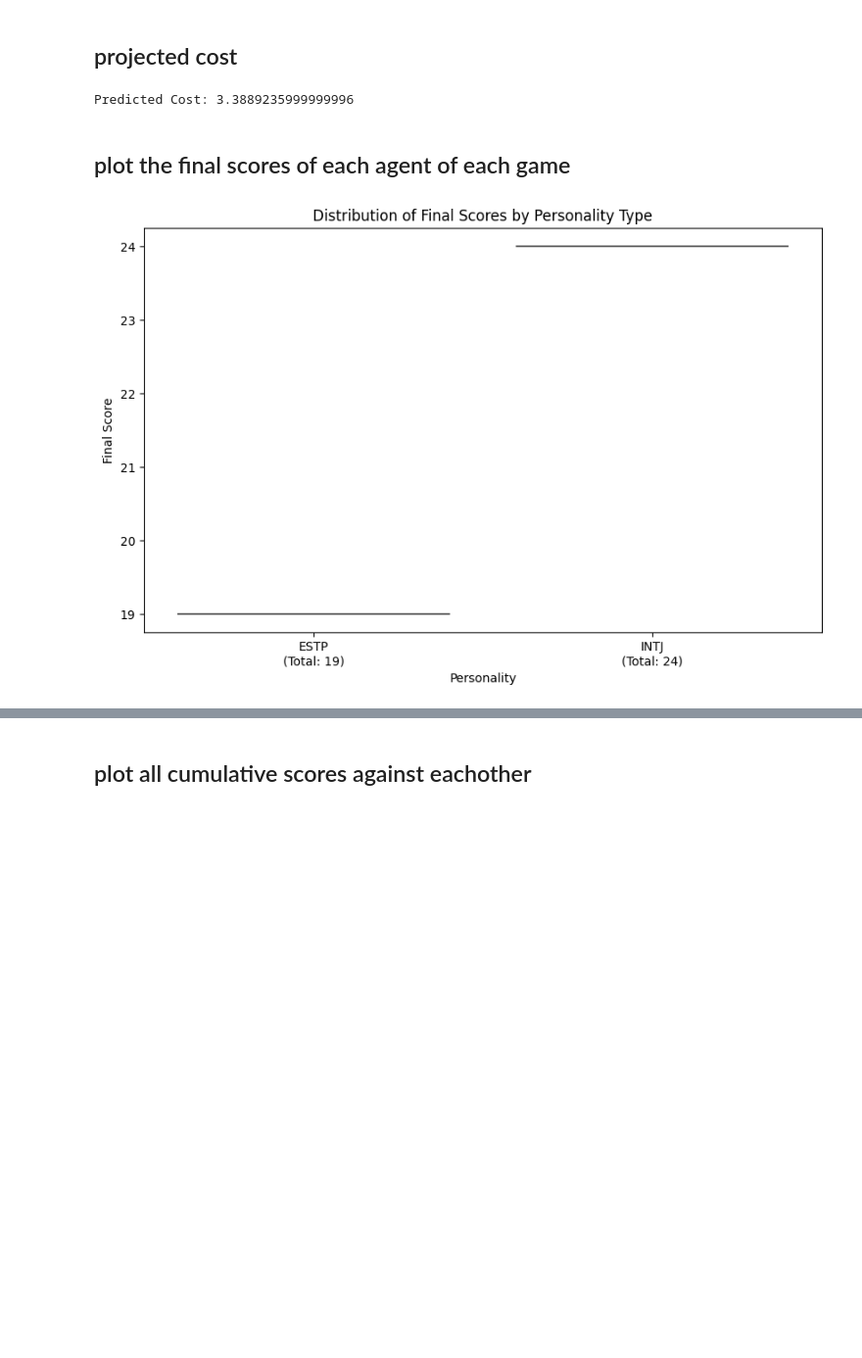
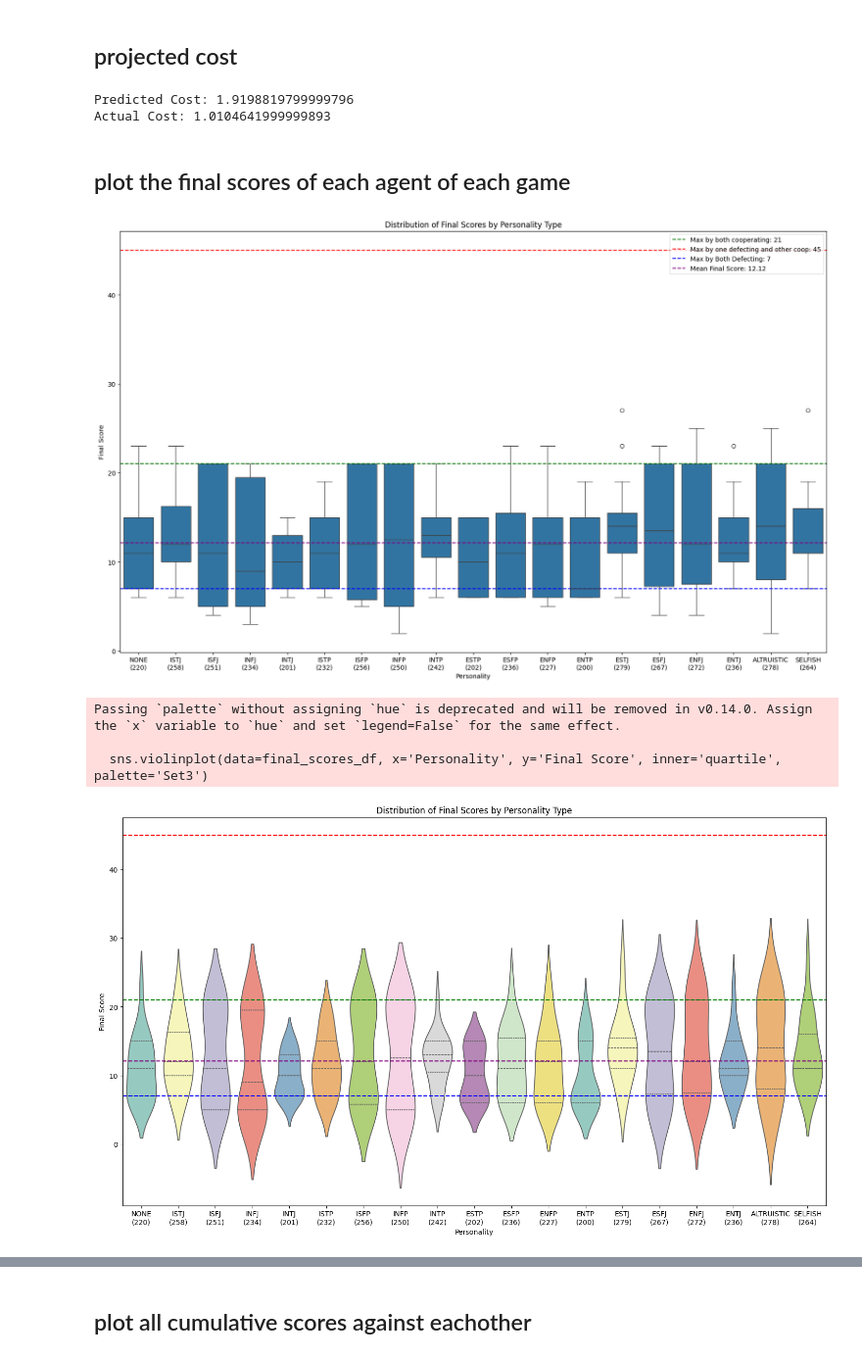
Before and after one commit to mathislindner/Multi-Agent-LLM-Game-Theory, a Jupyter notebook: plot_results.ipynb, the cells around one changed output, grey strips where cells are left out. Shown: that part at 98% size. Cells and saved outputs as stored; diff of their text form; code cells hidden in the pictures; blank space fills up the shorter version.

Commit message:
added plots

```diff
--- a/plot_results.ipynb
+++ b/plot_results.ipynb
@@ -16,45 +19,73 @@ df['agent_2_cumulative_scores'] = df['agent_2_scores'].apply(lambda x: [0] + lis
 # %% [markdown]
 ## projected cost
 # %%
-# Calculate the average cost per round for each row
-df['cost_per_round'] = df['total_cost_USD'] / df['total_rounds']
-
 # Calculate the average cost per round across all rows
 average_cost_per_round = df['cost_per_round'].mean()
 
 # Calculate the predicted cost
-predicted_cost = average_cost_per_round * 10 * 19 * 19 #all types with all types  with 10 rounds
-
+predicted_cost = average_cost_per_round * 7 * 19 * 19 #all types with all types  with 10 rounds
+actual_cost = df['total_cost_USD'].sum()
 print(f"Predicted Cost: {predicted_cost}")
+print(f"Actual Cost: {actual_cost}")
 # %% [output]
-Predicted Cost: 3.3889235999999996
+Predicted Cost: 1.9198819799999796
+Actual Cost: 1.0104641999999893
 # %% [markdown]
 ## plot the final scores of each agent of each game
 # %%
 # Extract the final scores and personality types
 final_scores = []
 for i, row in df.iterrows():
     final_scores.append({'Personality': row['personality_1'], 'Final Score': row['agent_1_cumulative_scores'][-1]})
     final_scores.append({'Personality': row['personality_2'], 'Final Score': row['agent_2_cumulative_scores'][-1]})
 
 # Create a DataFrame from the final scores
 final_scores_df = pd.DataFrame(final_scores)
+mean_final_score = final_scores_df['Final Score'].mean()
 
 # Calculate total scores across all games for each personality
 total_scores = final_scores_df.groupby('Personality')['Final Score'].sum().reset_index()
 total_scores_dict = total_scores.set_index('Personality')['Final Score'].to_dict()
 
-# Plot the distribution of final scores by personality type using violin plot
-plt.figure(figsize=(10, 6))
-sns.violinplot(data=final_scores_df, x='Personality', y='Final Score', inner='quartile')
+# Plot the distribution of final scores by personality type using box plot
+plt.figure(figsize=(20, 12))
+sns.boxplot(data=final_scores_df, x='Personality', y='Final Score')
+plt.axhline(y=21, color='g', linestyle='--', label='Max by both cooperating: 21')
+plt.axhline(y=45, color='r', linestyle='--', label='Max by one defecting and other coop: 45')
+plt.axhline(y=7, color='b', linestyle='--', label='Max by Both Defecting: 7')
+plt.axhline(y=mean_final_score, color='purple', linestyle='--', label=f'Mean Final Score: {mean_final_score:.2f}')
+plt.legend()
 plt.title('Distribution of Final Scores by Personality Type')
 
 # Add total scores as x-tick labels
-xticks_labels = [f"{personality}\n(Total: {total_scores_dict[personality]})" for personality in final_scores_df['Personality'].unique()]
+xticks_labels = [f"{personality}\n({total_scores_dict[personality]})" for personality in final_scores_df['Personality'].unique()]
 plt.xticks(ticks=range(len(xticks_labels)), labels=xticks_labels)
 
 plt.xlabel('Personality')
 plt.ylabel('Final Score')
 plt.show()
+
+# Plot the distribution of final scores by personality type using violin plot
+plt.figure(figsize=(18, 10))
+sns.violinplot(data=final_scores_df, x='Personality', y='Final Score', inner='quartile', palette='Set3')
+plt.title('Distribution of Final Scores by Personality Type')
+
+# Add total scores as x-tick labels
+xticks_labels = [f"{personality}\n({total_scores_dict[personality]})" for personality in final_scores_df['Personality'].unique()]
+plt.xticks(ticks=range(len(xticks_labels)), labels=xticks_labels)
+
+#add lines
+plt.axhline(y=21, color='g', linestyle='--', label='Max by both cooperating: 21')
+plt.axhline(y=45, color='r', linestyle='--', label='Max by one defecting and other coop: 45')
+plt.axhline(y=7, color='b', linestyle='--', label='Max by Both Defecting: 7')
+plt.axhline(y=mean_final_score, color='purple', linestyle='--', label=f'Mean Final Score: {mean_final_score:.2f}')
+
+plt.xlabel('Personality')
+plt.ylabel('Final Score')
+plt.show()
 # %% [output]
-[figure, old version]
+[figure, new version]
+Passing `palette` without assigning `hue` is deprecated and will be removed in v0.14.0. Assign the `x` variable to `hue` and set `legend=False` for the same effect.
+
+  sns.violinplot(data=final_scores_df, x='Personality', y='Final Score', inner='quartile', palette='Set3')
+[figure, added]
```
Also changed, not shown: parts of 5 cells of this notebook, 1 other file.
